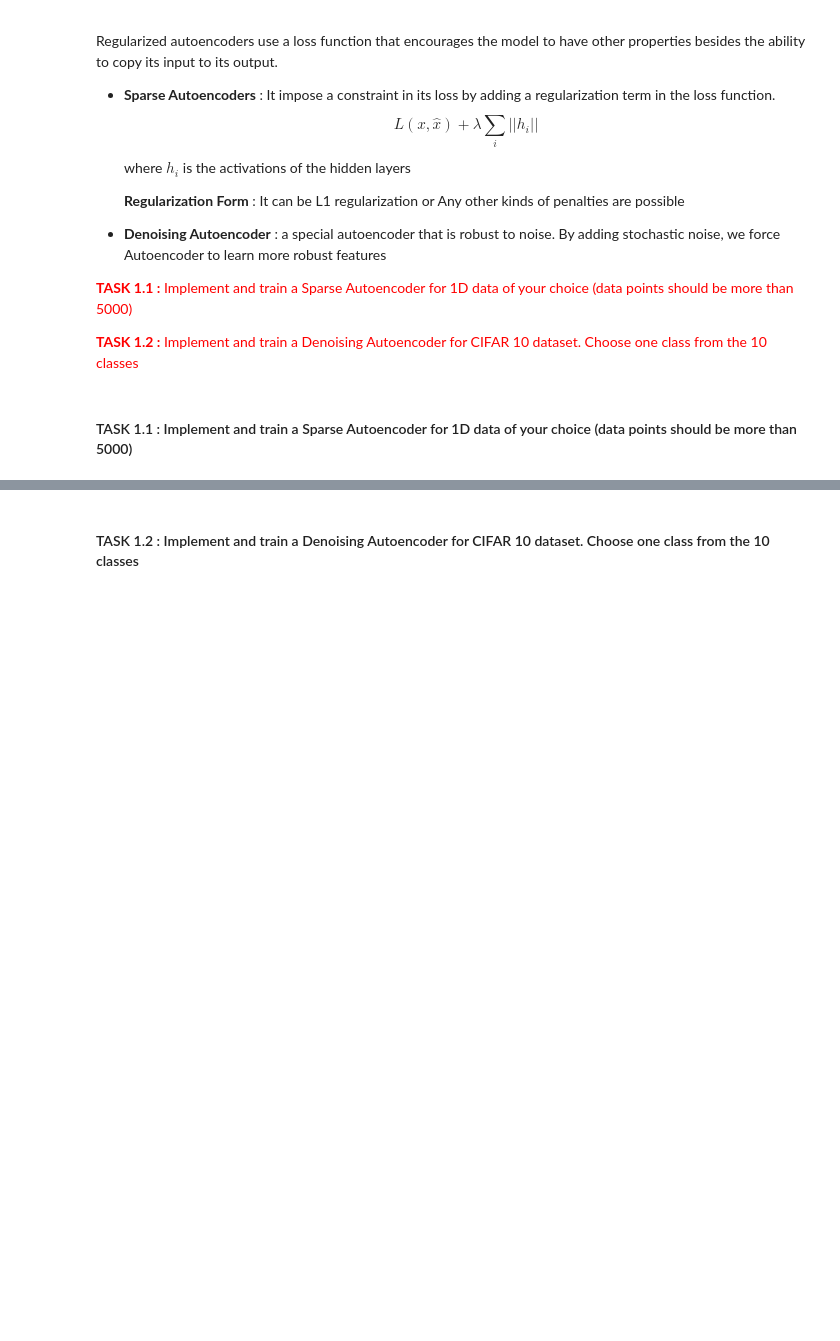
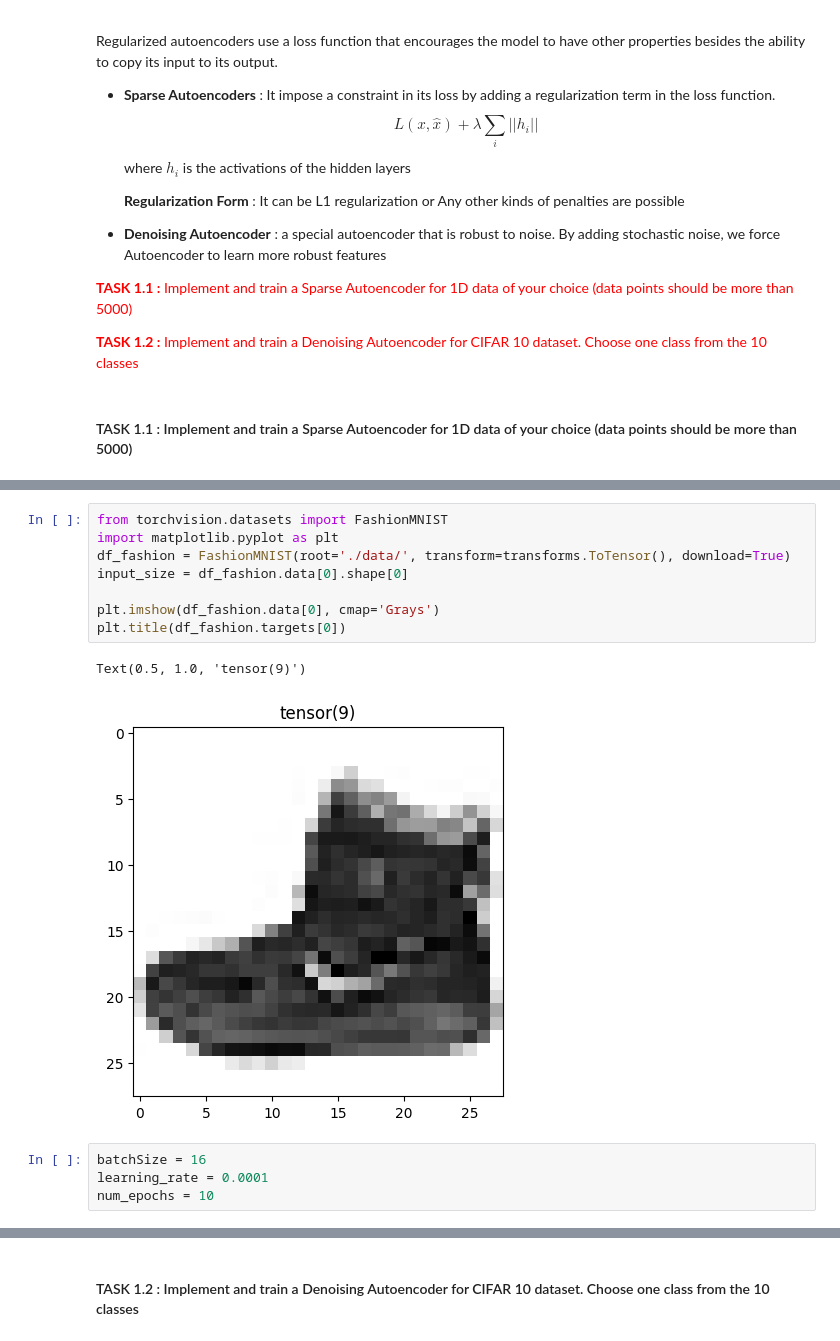
Before and after one commit to Luzinsan/Innopolis, a Jupyter notebook: Innopolis/2 semester/Advanced_Machine_Learning/Labs/lab1/AML.S25.lab.01.ipynb, the cells around one changed output, grey strips where cells are left out. Saved outputs shown, nothing was run; the diff lists cells and outputs as text; blank space fills up the shorter version.

```diff
--- a/Innopolis/2 semester/Advanced_Machine_Learning/Labs/lab1/AML.S25.lab.01.ipynb
+++ b/Innopolis/2 semester/Advanced_Machine_Learning/Labs/lab1/AML.S25.lab.01.ipynb
@@ -192,2 +182,17 @@ autoencoder(
+# %%
+from torchvision.datasets import FashionMNIST
+import matplotlib.pyplot as plt
+df_fashion = FashionMNIST(root='./data/', transform=transforms.ToTensor(), download=True)
+input_size = df_fashion.data[0].shape[0]
+
+plt.imshow(df_fashion.data[0], cmap='Grays')
+plt.title(df_fashion.targets[0])
+# %% [output]
+Text(0.5, 1.0, 'tensor(9)')
+[figure, added]
+# %%
+batchSize = 16
+learning_rate = 0.0001
+num_epochs = 10
 # %%
 ## Training Sparse Autoencoder
```
Also changed, not shown: parts of 28 cells of this notebook, 1 other file.
